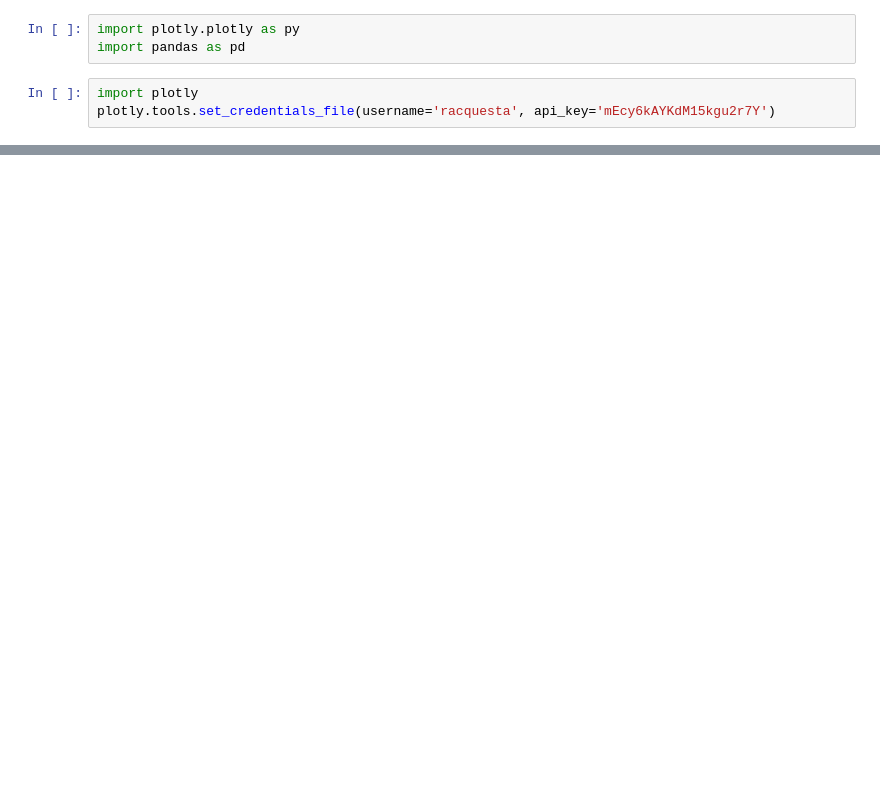
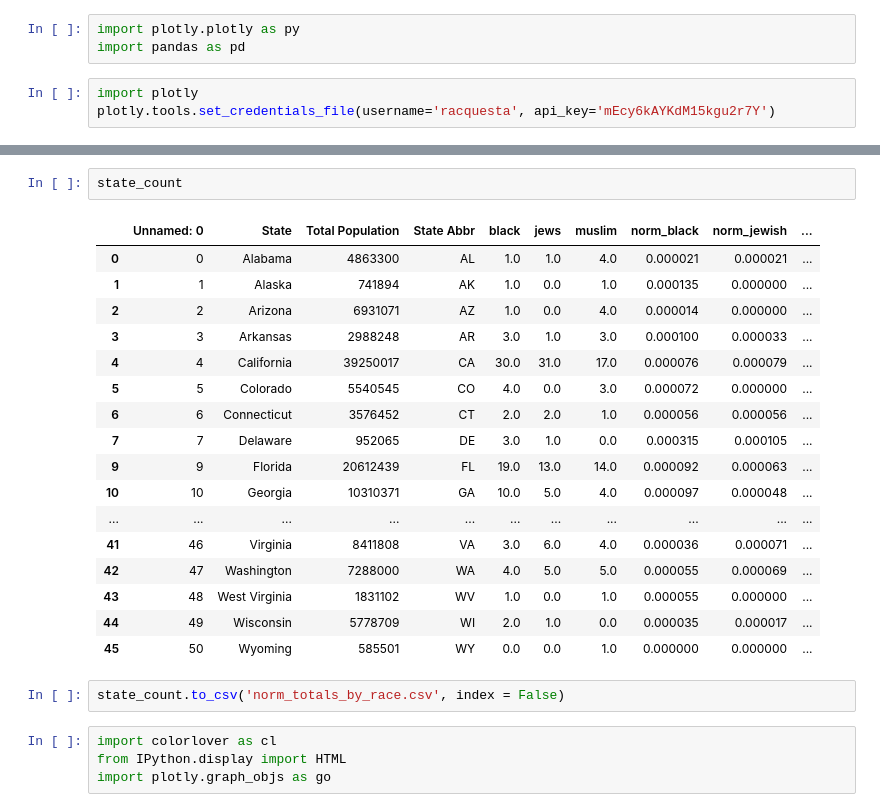
Before and after one commit to sharanyavb/hatin-on-twitter, a Jupyter notebook: raw_tweets_map.ipynb, the cells around one changed output, grey strips where cells are left out. Drawn from its saved outputs; the diff is of its cells as text; blank space fills up the shorter version.

```diff
--- a/raw_tweets_map.ipynb
+++ b/raw_tweets_map.ipynb
@@ -17,0 +45,26 @@ state_count.head()
+# %%
+state_count
+# %% [output]
+|  | Unnamed: 0 | State | Total Population | State Abbr | black | jews | muslim | norm_black | norm_jewish | ... |
+| 0 | 0 | Alabama | 4863300 | AL | 1.0 | 1.0 | 4.0 | 0.000021 | 0.000021 | ... |
+| 1 | 1 | Alaska | 741894 | AK | 1.0 | 0.0 | 1.0 | 0.000135 | 0.000000 | ... |
+| 2 | 2 | Arizona | 6931071 | AZ | 1.0 | 0.0 | 4.0 | 0.000014 | 0.000000 | ... |
+| 3 | 3 | Arkansas | 2988248 | AR | 3.0 | 1.0 | 3.0 | 0.000100 | 0.000033 | ... |
+| 4 | 4 | California | 39250017 | CA | 30.0 | 31.0 | 17.0 | 0.000076 | 0.000079 | ... |
+| 5 | 5 | Colorado | 5540545 | CO | 4.0 | 0.0 | 3.0 | 0.000072 | 0.000000 | ... |
+| 6 | 6 | Connecticut | 3576452 | CT | 2.0 | 2.0 | 1.0 | 0.000056 | 0.000056 | ... |
+| 7 | 7 | Delaware | 952065 | DE | 3.0 | 1.0 | 0.0 | 0.000315 | 0.000105 | ... |
+| 9 | 9 | Florida | 20612439 | FL | 19.0 | 13.0 | 14.0 | 0.000092 | 0.000063 | ... |
+| 10 | 10 | Georgia | 10310371 | GA | 10.0 | 5.0 | 4.0 | 0.000097 | 0.000048 | ... |
+| ... | ... | ... | ... | ... | ... | ... | ... | ... | ... | ... |
+| 41 | 46 | Virginia | 8411808 | VA | 3.0 | 6.0 | 4.0 | 0.000036 | 0.000071 | ... |
+| 42 | 47 | Washington | 7288000 | WA | 4.0 | 5.0 | 5.0 | 0.000055 | 0.000069 | ... |
+| 43 | 48 | West Virginia | 1831102 | WV | 1.0 | 0.0 | 1.0 | 0.000055 | 0.000000 | ... |
+| 44 | 49 | Wisconsin | 5778709 | WI | 2.0 | 1.0 | 0.0 | 0.000035 | 0.000017 | ... |
+| 45 | 50 | Wyoming | 585501 | WY | 0.0 | 0.0 | 1.0 | 0.000000 | 0.000000 | ... |
+# %%
+state_count.to_csv('norm_totals_by_race.csv', index = False)
+# %%
+import colorlover as cl
+from IPython.display import HTML
+import plotly.graph_objs as go
```
Also changed, not shown: parts of 12 cells of this notebook, 8 other files.
